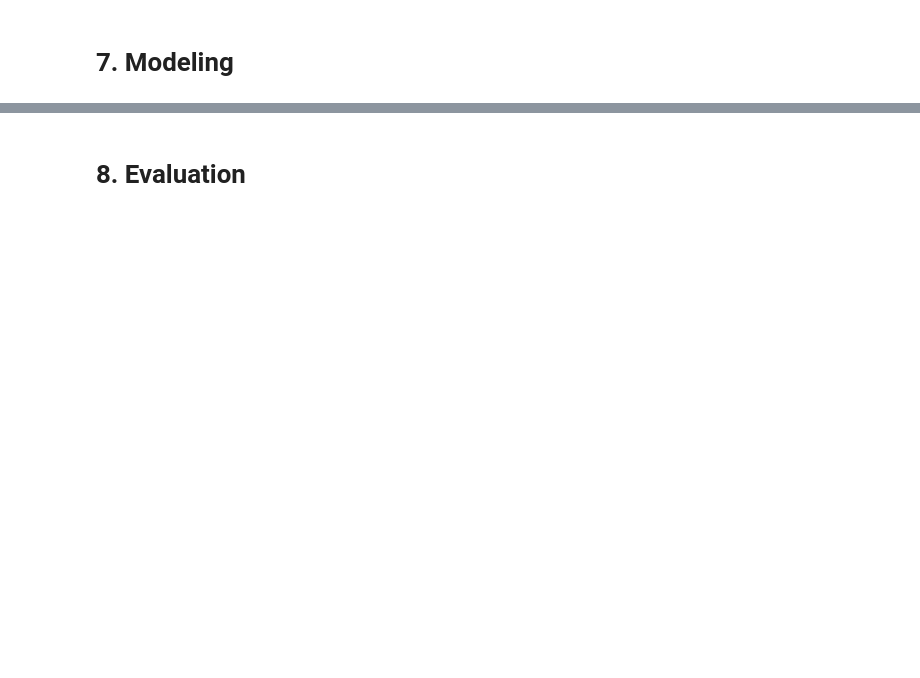
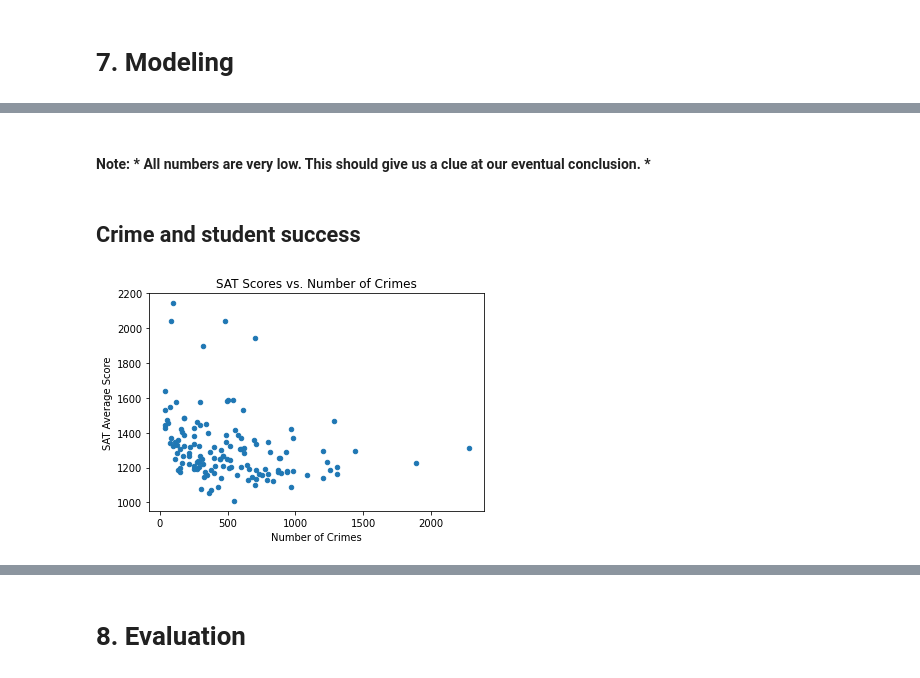
Before and after one commit to Paganiniana/Coursera_Capstone, a Jupyter notebook: neighborhood_education.ipynb, the cells around one changed output, grey strips where cells are left out. Cells and saved outputs as stored; diff of their text form; code cells hidden in the pictures; blank space fills up the shorter version.

```diff
--- a/neighborhood_education.ipynb
+++ b/neighborhood_education.ipynb
@@ -108,7 +108,7 @@ sat_df.head()
 # %%
 # Neighborhood Data
 venues_df = pd.read_csv('data/100_venues_for_all_ny_hoods.csv')
-neighborhood_df = pd.read_csv('data/ny_neighborhood_venu_cat_count.csv')
+neighborhood_df = pd.read_csv('data/ny_neighborhood_venu_cat_weight.csv')
 # %%
 neighborhood_df.head()
 # %% [output]
@@ -201,0 +563,31 @@ len(zips.unique())
+# %%
+# Use ny_crimes_av_df to assign a number of crimes to each row
+
+num_crimes = []
+for n in combined_df['neighborhood']:
+    r = ny_crimes_av_df[ny_crimes_av_df['neighborhood'] == n]
+    num_crimes.append(r['crime_count'].iloc[0])
+
+combined_df['total_crime_count'] = num_crimes
+# %%
+# Get average income
+income = []
+for n in combined_df['neighborhood']:
+    r = neighborhood_df[neighborhood_df['Neighborhood'] == n]
+    income.append(r['per_capita_income'].iloc[0])
+
+combined_df['per_capita_income'] = income
+# %%
+# Get venue data
+
+temp_df = pd.DataFrame()
+
+# Remove redundant or un-needed columns
+
+remove_columns = ['Neighborhood', 'Neighborhood Latitude', 'Neighborhood Longitude', 'zip', 'per_capita_income']
+
+key = neighborhood_df.columns.isin(remove_columns) == False
+
+combined_df[neighborhood_df.columns[key]] = neighborhood_df[neighborhood_df.columns[key]]
+
+combined_df.head()
@@ -203,0 +641,18 @@ len(zips.unique())
+# %% [markdown]
+#### Note: * All numbers are very low. This should give us a clue at our eventual conclusion. *
+# %% [markdown]
+## Crime and student success
+# %%
+import seaborn as sns
+import matplotlib as mpl
+import matplotlib.pyplot as plt
+
+# Scatter Plot
+
+combined_df.plot.scatter('total_crime_count', 'sat_av')
+plt.title("SAT Scores vs. Number of Crimes")
+plt.xlabel("Number of Crimes")
+plt.ylabel("SAT Average Score")
+plt.show()
+# %% [output]
+[figure, added]
```
Also changed, not shown: parts of 70 cells of this notebook.
